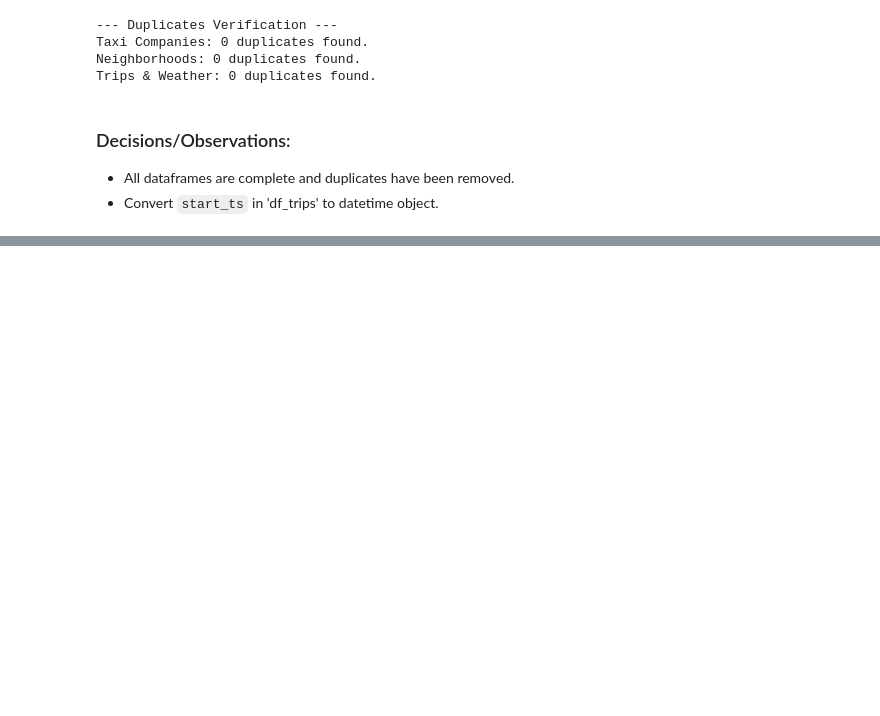
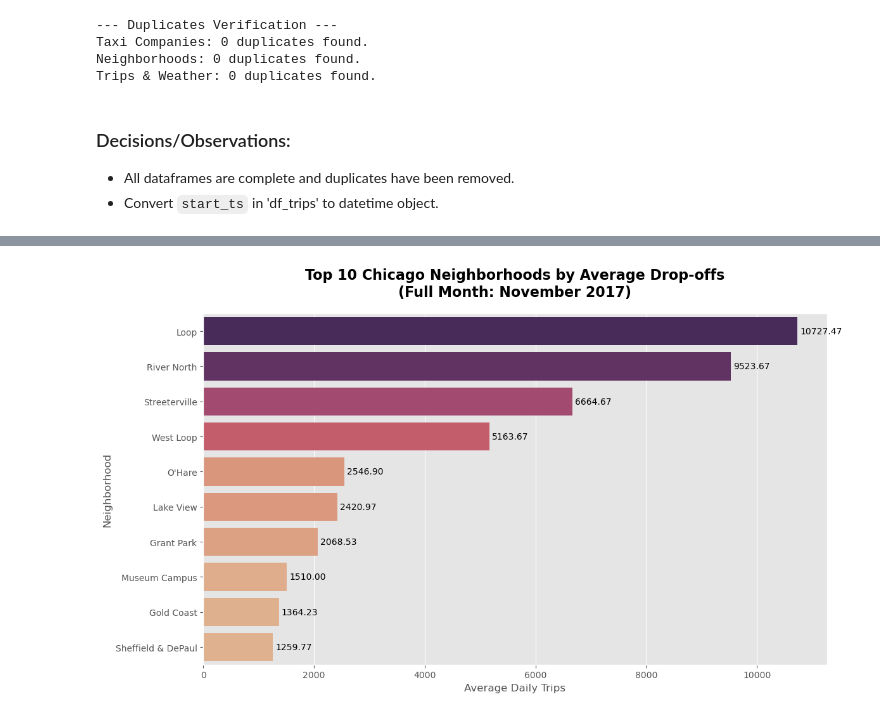
Before and after one commit to fiorellatrigo/chicago_taxi_market_analysis, a Jupyter notebook: notebooks/project.ipynb, the cells around one changed output, grey strips where cells are left out. Drawn from its saved outputs; the diff is of its cells as text; code cells hidden in the pictures; blank space fills up the shorter version.

```diff
--- a/notebooks/project.ipynb
+++ b/notebooks/project.ipynb
@@ -223,0 +196,29 @@ Estos resultados permiten **identificar** con claridad dónde se generan los **m
+# %%
+# Graphic 2: Top 10 Chicago Neighborhoods by Average Drop-offs
+# Sorting and filtering top 10 neighborhoods using your exact column names
+top_10_neighborhoods = df_neighborhoods.sort_values(by='average_trips', ascending=False).head(10)
+
+# Visualization
+plt.figure(figsize=(12, 7))
+sns.barplot(
+    data=top_10_neighborhoods,
+    x='average_trips',
+    y='dropoff_location_name',
+    palette='flare',
+    hue='average_trips',
+    legend=False
+)
+
+# Adding labels and title
+plt.title('Top 10 Chicago Neighborhoods by Average Drop-offs\n(Full Month: November 2017)', fontsize=16, fontweight='bold', pad=20)
+plt.xlabel('Average Daily Trips', fontsize=12)
+plt.ylabel('Neighborhood', fontsize=12)
+
+# Adding data labels for precision
+for i, value in enumerate(top_10_neighborhoods['average_trips']):
+    plt.text(value + 50, i, f'{value:.2f}', va='center', fontsize=10)
+
+plt.tight_layout()
+plt.show()
+# %% [output]
+[figure, added]
```
Also changed, not shown: parts of 25 cells of this notebook.
